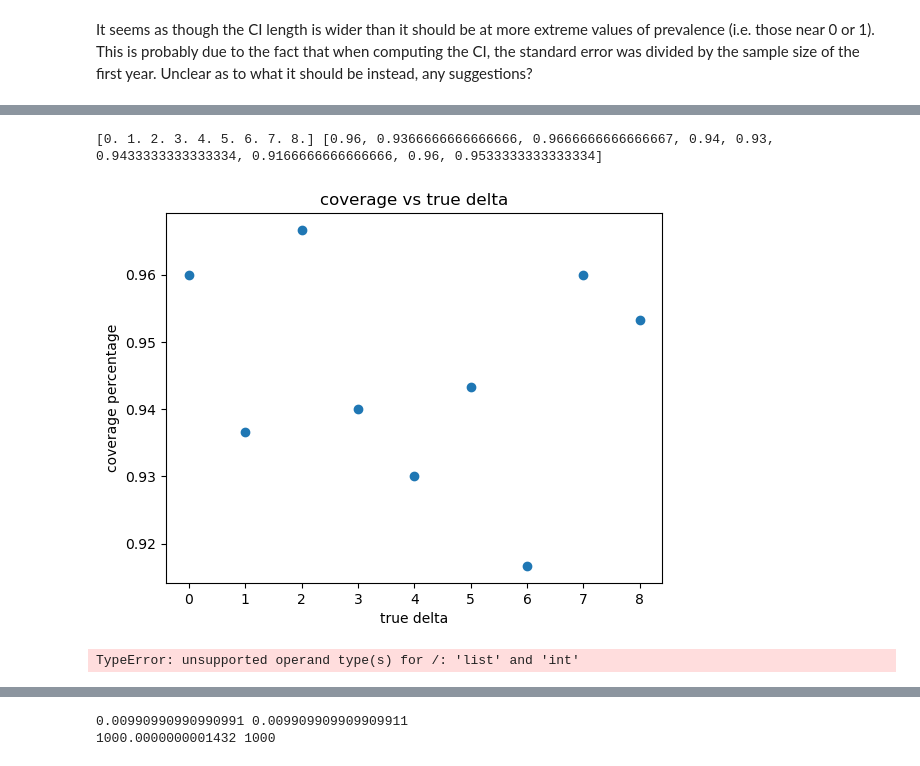
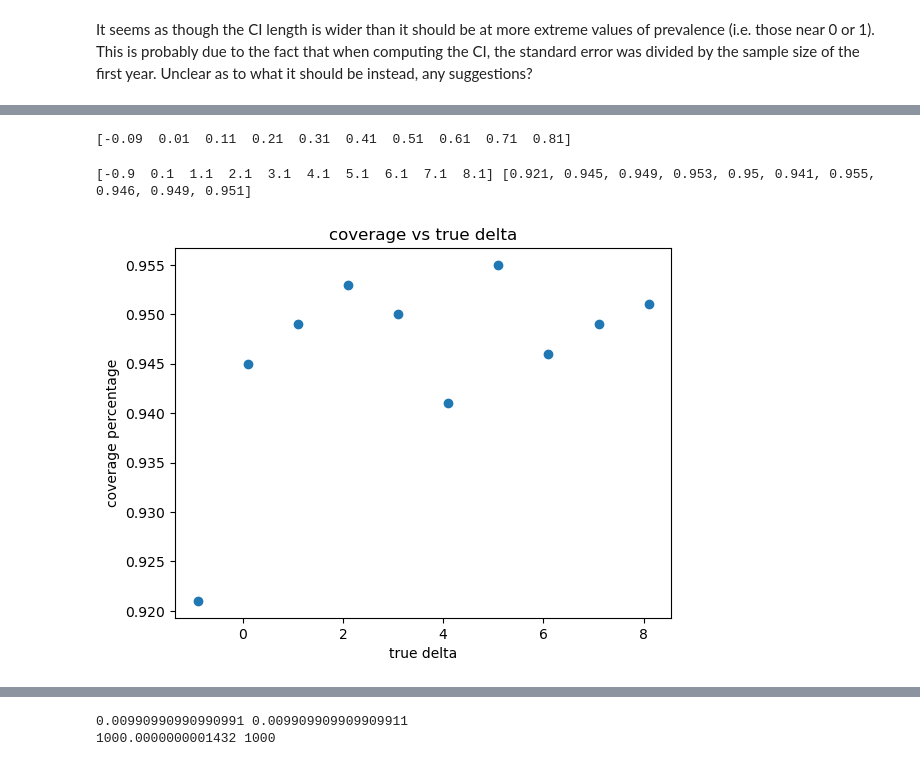
Before and after one commit to ihmeuw-msca/distrx, a Jupyter notebook: simulations.ipynb, the cells around one changed output, grey strips where cells are left out. Saved outputs shown, nothing was run; the diff lists cells and outputs as text; code cells hidden in the pictures.

```diff
--- a/simulations.ipynb
+++ b/simulations.ipynb
@@ -4,11 +4,10 @@ import matplotlib.pyplot as plt
 from distrx.transforms import (
   delta_method,
   transform_data,
-  transform_percentage_change,
-  transform_percentage_change_counts1,
-  transform_percentage_change_counts2
+  transform_percentage_change_experiment,
+  transform_percentage_change
 )
-NREP = 300
+NREP = 1000
 Q = 1.96
 # %% [output]
 Intel MKL WARNING: Support of Intel(R) Streaming SIMD Extensions 4.2 (Intel(R) SSE4.2) enabled only processors has been deprecated. Intel oneAPI Math Kernel Library 2025.0 will require Intel(R) Advanc ...
@@ -80,8 +79,8 @@ CI coverage rate:  0.9466666666666667
   * tried both the formula in our overleaf and simply $np(1 - p)$ for variance
 # %%
 # parameters for population sizes and prevalence
-Y1_POP, Y1_PREV = 1000, 0.4
-Y2_POP, Y2_PREV = 1050, (Y1_PREV + 0.02)
+Y1_POP, Y1_PREV = 1000, 0.03
+Y2_POP, Y2_PREV = Y1_POP + 3000, (Y1_PREV + 0.28)
 
 # simulate incidence from 2 years w/differing aforementioned parameters
 y1_incid = np.random.binomial(Y1_POP, Y1_PREV, size=NREP)
@@ -170,41 +158,31 @@ plt.show()
 # %%
-y2_prevalence_incs = np.arange(0, 0.9, 0.1)
-# print(y2_prevalence_incs)
+y2_prevalence_incs = np.arange(-0.09, 0.9, 0.1)
+print(y2_prevalence_incs)
 all_coverages = []
+
 for y2_prev_inc in y2_prevalence_incs:
-  coverages = np.zeros(NREP)
-  mu_txs = np.zeros(NREP)
-  ci_uppers = np.zeros(NREP)
-  ci_lowers = np.zeros(NREP)
+  coverages, mu_txs, ci_uppers, ci_lowers = np.zeros(NREP), np.zeros(NREP), np.zeros(NREP), np.zeros(NREP)
   Y1_POP, Y1_PREV = 1000, 0.1
-  Y2_POP, Y2_PREV = 1050, (Y1_PREV + y2_prev_inc)
+  Y2_POP, Y2_PREV = 1000, (Y1_PREV + y2_prev_inc)
   TRUE_DIFF = (Y2_PREV / Y1_PREV) - 1
 
-  # simulate incidence from 2 years w/differing aforementioned parameters
   y1_incid = np.random.binomial(Y1_POP, Y1_PREV, size=NREP)
   y2_incid = np.random.binomial(Y2_POP, Y2_PREV, size=NREP)
   for i in range(NREP):
-    mu_txs[i], sigma_hat = transform_percentage_change_counts1(y1_incid[i], Y1_POP, y2_incid[i], Y2_POP)
-    # print(delta_hat, sigma_hat)
-    ci_uppers[i] = mu_txs[i] + Q * sigma_hat / np.sqrt(Y1_POP)
-    ci_lowers[i] = mu_txs[i] - Q * sigma_hat / np.sqrt(Y1_POP)
-    # ci_uppers[i] = mu_txs[i] + Q * sigma_hat
-    # ci_lowers[i] = mu_txs[i] - Q * sigma_hat
+    mu_txs[i], sigma_hat = transform_percentage_change(y1_incid[i], Y1_POP, y2_incid[i], Y2_POP)
+    ci_uppers[i] = mu_txs[i] + Q * sigma_hat
+    ci_lowers[i] = mu_txs[i] - Q * sigma_hat
     if (ci_lowers[i] < TRUE_DIFF and TRUE_DIFF < ci_uppers[i]):
       coverages[i] = 1
   all_coverages.append((coverages == 1).sum() / NREP)
-print(((y2_prevalence_incs + 0.1) / 0.1) - 1, all_coverages)
+
+print(((0.1 + y2_prevalence_incs) / 0.1) - 1, all_coverages)
 plt.xlabel("true delta")
 plt.ylabel("coverage percentage")
 plt.title("coverage vs true delta")
-plt.scatter(((y2_prevalence_incs + 0.1) / 0.1) - 1, all_coverages)
+plt.scatter(((0.1 + y2_prevalence_incs) / 0.1) - 1, all_coverages)
 plt.show()
 # %% [output]
-[0. 1. 2. 3. 4. 5. 6. 7. 8.] [0.96, 0.9366666666666666, 0.9666666666666667, 0.94, 0.93, 0.9433333333333334, 0.9166666666666666, 0.96, 0.9533333333333334]
+[-0.09  0.01  0.11  0.21  0.31  0.41  0.51  0.61  0.71  0.81]
+[-0.9  0.1  1.1  2.1  3.1  4.1  5.1  6.1  7.1  8.1] [0.921, 0.945, 0.949, 0.953, 0.95, 0.941, 0.955, 0.946, 0.949, 0.951]
-[figure, old version]
+[figure, new version]
-# %%
-print(transform_percentage_change_counts1([100], 1000, 200, 1050))
-print(transform_percentage_change_counts1(300, 1000, 400, 1050))
-print(transform_percentage_change_counts1(np.array([100, 300]), np.array([1000, 1000]), np.array([200, 400]), np.array([1050, 1050])))
-# %% [output]
-TypeError: unsupported operand type(s) for /: 'list' and 'int'
```
Also changed, not shown: parts of 13 cells of this notebook, 2 other files.
